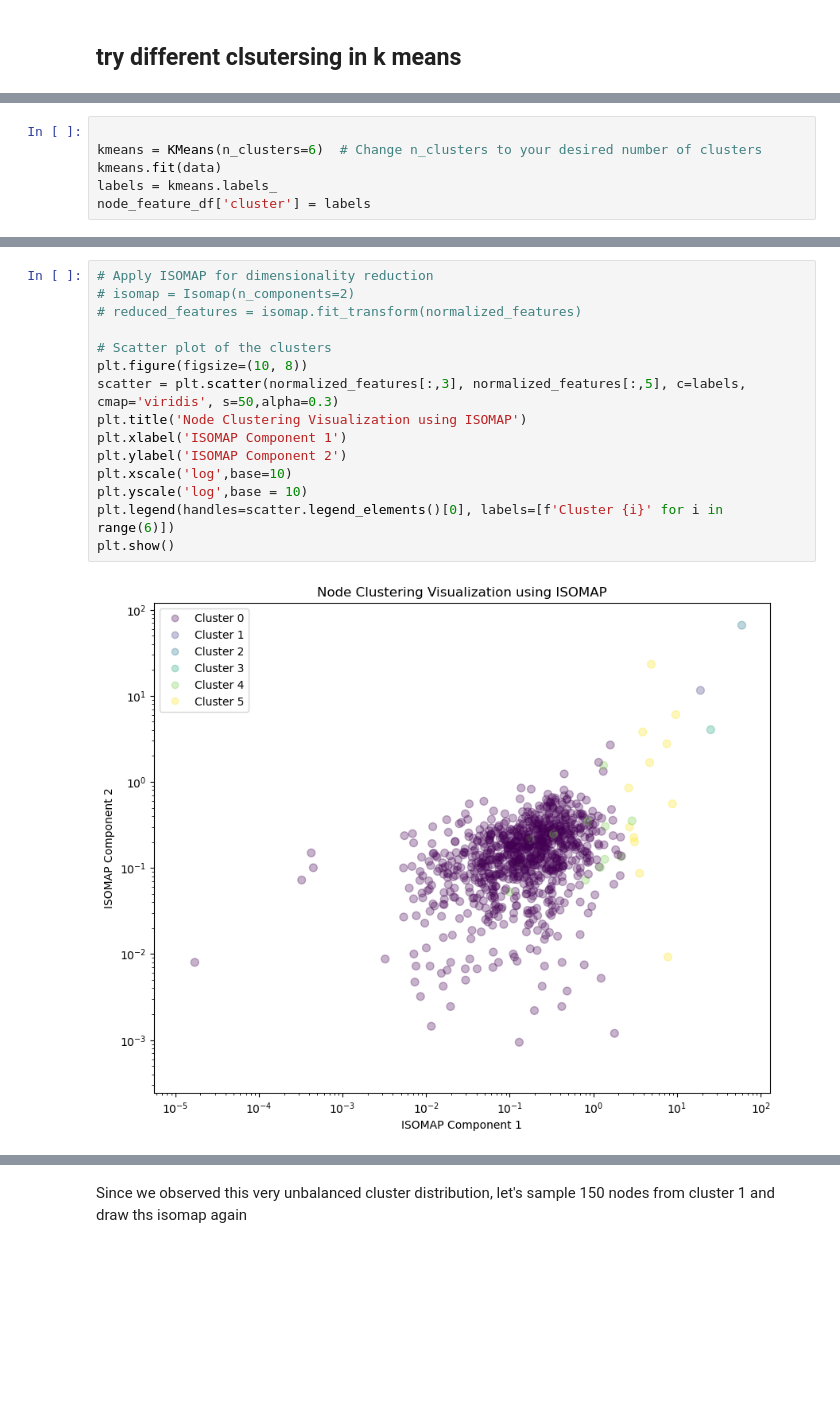
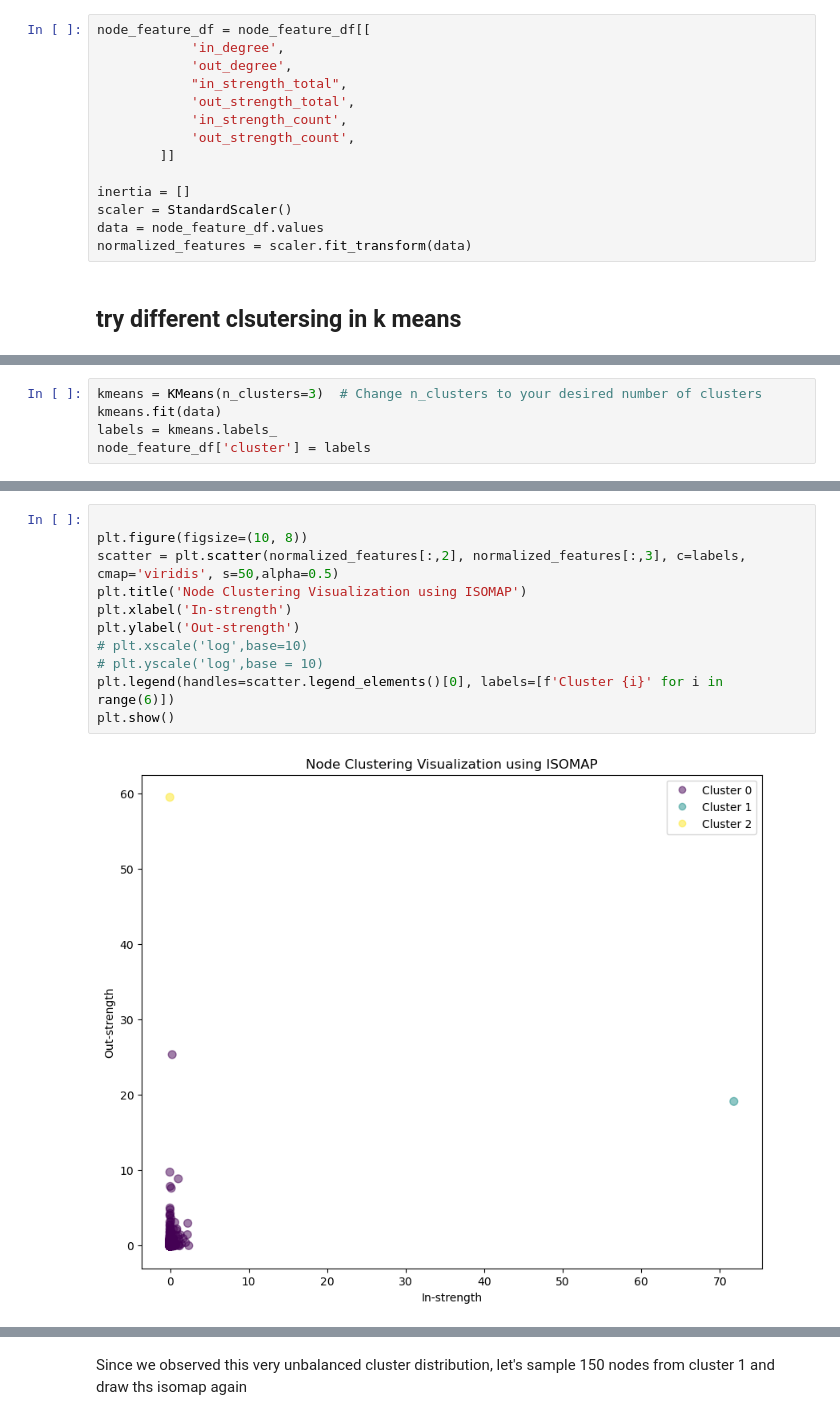
Before and after one commit to TheAllUnknown/BankTransactionNet, a Jupyter notebook: 5.3Ksample.ipynb, the cells around one changed output, grey strips where cells are left out. Saved outputs shown, nothing was run; the diff lists cells and outputs as text; blank space fills up the shorter version.

```diff
--- a/5.3Ksample.ipynb
+++ b/5.3Ksample.ipynb
@@ -93,3 +92,17 @@ node_feature_df.to_csv('data/node_features.csv',index=False)
+# %%
+node_feature_df = node_feature_df[[
+            'in_degree',
+            'out_degree',
+            "in_strength_total",
+            'out_strength_total',
+            'in_strength_count',
+            'out_strength_count',
+        ]]
+
+inertia = []
+scaler = StandardScaler()
+data = node_feature_df.values
+normalized_features = scaler.fit_transform(data)
 # %% [markdown]
 ## try different clsutersing in k means
 # %%
@@ -116,6 +127,5 @@ plt.show()
 # %%
-
-kmeans = KMeans(n_clusters=6)  # Change n_clusters to your desired number of clusters
+kmeans = KMeans(n_clusters=3)  # Change n_clusters to your desired number of clusters
 kmeans.fit(data)
 labels = kmeans.labels_
 node_feature_df['cluster'] = labels
@@ -125,17 +150,13 @@ from sklearn.manifold import Isomap
 # %%
-# Apply ISOMAP for dimensionality reduction
-# isomap = Isomap(n_components=2)
-# reduced_features = isomap.fit_transform(normalized_features)
 
-# Scatter plot of the clusters
 plt.figure(figsize=(10, 8))
-scatter = plt.scatter(normalized_features[:,3], normalized_features[:,5], c=labels, cmap='viridis', s=50,alpha=0.3)
+scatter = plt.scatter(normalized_features[:,2], normalized_features[:,3], c=labels, cmap='viridis', s=50,alpha=0.5)
 plt.title('Node Clustering Visualization using ISOMAP')
-plt.xlabel('ISOMAP Component 1')
-plt.ylabel('ISOMAP Component 2')
-plt.xscale('log',base=10)
-plt.yscale('log',base = 10)
+plt.xlabel('In-strength')
+plt.ylabel('Out-strength')
+# plt.xscale('log',base=10)
+# plt.yscale('log',base = 10)
 plt.legend(handles=scatter.legend_elements()[0], labels=[f'Cluster {i}' for i in range(6)])
 plt.show()
 # %% [output]
-[figure, old version]
+[figure, new version]
```
Also changed, not shown: parts of 26 cells of this notebook, 8 other files.
